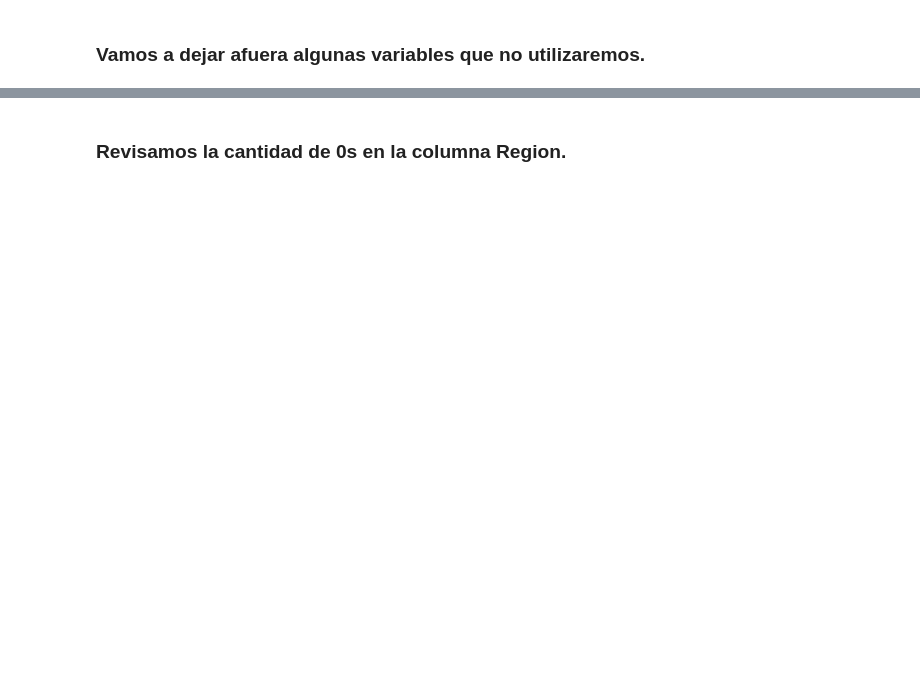
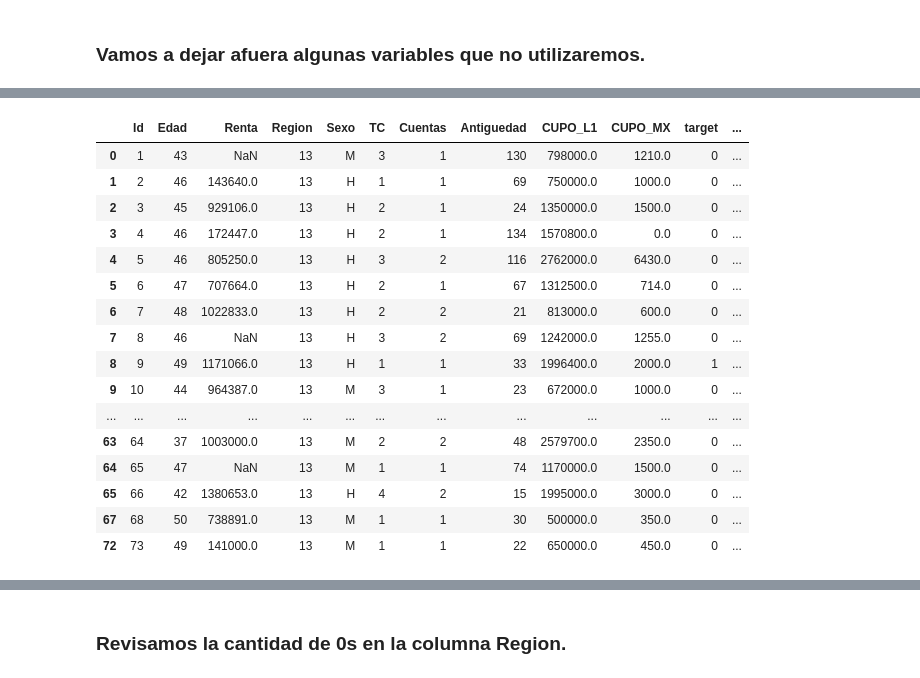
Before and after one commit to Adamiyevsty/MachineLearning, a Jupyter notebook: EV1 - Machine Learning.ipynb, the cells around one changed output, grey strips where cells are left out. Drawn from its saved outputs; the diff is of its cells as text; code cells hidden in the pictures; blank space fills up the shorter version.

```diff
--- a/EV1 - Machine Learning.ipynb
+++ b/EV1 - Machine Learning.ipynb
@@ -580,0 +809,60 @@ print(df_acotado_x_region.head(20))
+# %%
+# Función para calcular los promedios mensuales
+def calcular_promedios_mensuales(df):
+    # Calcular el promedio de las columnas FacCN_T01 a FacCN_T12
+    df['FacCN_mensual'] = df[['FacCN_T01', 'FacCN_T02', 'FacCN_T03', 'FacCN_T04', 'FacCN_T05',
+                              'FacCN_T06', 'FacCN_T07', 'FacCN_T08', 'FacCN_T09', 'FacCN_T10',
+                              'FacCN_T11', 'FacCN_T12']].mean(axis=1).round(0)
+
+    # Calcular el promedio de las columnas FacCI_T01 a FacCI_T12
+    df['FacCI_mensual'] = df[['FacCI_T01', 'FacCI_T02', 'FacCI_T03', 'FacCI_T04', 'FacCI_T05',
+                              'FacCI_T06', 'FacCI_T07', 'FacCI_T08', 'FacCI_T09', 'FacCI_T10',
+                              'FacCI_T11', 'FacCI_T12']].mean(axis=1).round(0)
+
+    return df
+
+# Función para calcular el gasto anual
+def calcular_gasto_anual(df):
+    # Sumar los valores de las columnas FacCN_T01 a FacCN_T12 para obtener FacCN_anual
+    df['FacCN_anual'] = df[['FacCN_T01', 'FacCN_T02', 'FacCN_T03', 'FacCN_T04', 'FacCN_T05',
+                            'FacCN_T06', 'FacCN_T07', 'FacCN_T08', 'FacCN_T09', 'FacCN_T10',
+                            'FacCN_T11', 'FacCN_T12']].sum(axis=1).round(0)
+
+    # Sumar los valores de las columnas FacCI_T01 a FacCI_T12 para obtener FacCI_anual
+    df['FacCI_anual'] = df[['FacCI_T01', 'FacCI_T02', 'FacCI_T03', 'FacCI_T04', 'FacCI_T05',
+                            'FacCI_T06', 'FacCI_T07', 'FacCI_T08', 'FacCI_T09', 'FacCI_T10',
+                            'FacCI_T11', 'FacCI_T12']].sum(axis=1).round(0)
+
+    return df
+
+# Aplicar ambas funciones para obtener el DataFrame con los promedios mensuales y gastos anuales
+df_acotado_x_region = calcular_promedios_mensuales(df_acotado_x_region)
+df_acotado_x_region = calcular_gasto_anual(df_acotado_x_region)
+
+# Eliminar las columnas FacCN_T01 a FacCN_T12 y FacCI_T01 a FacCI_T12
+df_acotado_x_region = df_acotado_x_region.drop(df_acotado_x_region[['FacCN_T01', 'FacCN_T02', 'FacCN_T03', 'FacCN_T04', 'FacCN_T05',
+                                         'FacCN_T06', 'FacCN_T07', 'FacCN_T08', 'FacCN_T09', 'FacCN_T10',
+                                         'FacCN_T11', 'FacCN_T12', 'FacCI_T01', 'FacCI_T02', 'FacCI_T03',
+                                         'FacCI_T04', 'FacCI_T05', 'FacCI_T06', 'FacCI_T07', 'FacCI_T08',
+                                         'FacCI_T09', 'FacCI_T10', 'FacCI_T11', 'FacCI_T12']], axis=1)
+
+# Mostrar las primeras 50 filas del DataFrame resultante
+df_acotado_x_region.head(50)
+# %% [output]
+|  | Id | Edad | Renta | Region | Sexo | TC | Cuentas | Antiguedad | CUPO_L1 | CUPO_MX | target | ... |
+| 0 | 1 | 43 | NaN | 13 | M | 3 | 1 | 130 | 798000.0 | 1210.0 | 0 | ... |
+| 1 | 2 | 46 | 143640.0 | 13 | H | 1 | 1 | 69 | 750000.0 | 1000.0 | 0 | ... |
+| 2 | 3 | 45 | 929106.0 | 13 | H | 2 | 1 | 24 | 1350000.0 | 1500.0 | 0 | ... |
+| 3 | 4 | 46 | 172447.0 | 13 | H | 2 | 1 | 134 | 1570800.0 | 0.0 | 0 | ... |
+| 4 | 5 | 46 | 805250.0 | 13 | H | 3 | 2 | 116 | 2762000.0 | 6430.0 | 0 | ... |
+| 5 | 6 | 47 | 707664.0 | 13 | H | 2 | 1 | 67 | 1312500.0 | 714.0 | 0 | ... |
+| 6 | 7 | 48 | 1022833.0 | 13 | H | 2 | 2 | 21 | 813000.0 | 600.0 | 0 | ... |
+| 7 | 8 | 46 | NaN | 13 | H | 3 | 2 | 69 | 1242000.0 | 1255.0 | 0 | ... |
+| 8 | 9 | 49 | 1171066.0 | 13 | H | 1 | 1 | 33 | 1996400.0 | 2000.0 | 1 | ... |
+| 9 | 10 | 44 | 964387.0 | 13 | M | 3 | 1 | 23 | 672000.0 | 1000.0 | 0 | ... |
+| ... | ... | ... | ... | ... | ... | ... | ... | ... | ... | ... | ... | ... |
+| 63 | 64 | 37 | 1003000.0 | 13 | M | 2 | 2 | 48 | 2579700.0 | 2350.0 | 0 | ... |
+| 64 | 65 | 47 | NaN | 13 | M | 1 | 1 | 74 | 1170000.0 | 1500.0 | 0 | ... |
+| 65 | 66 | 42 | 1380653.0 | 13 | H | 4 | 2 | 15 | 1995000.0 | 3000.0 | 0 | ... |
+| 67 | 68 | 50 | 738891.0 | 13 | M | 1 | 1 | 30 | 500000.0 | 350.0 | 0 | ... |
+| 72 | 73 | 49 | 141000.0 | 13 | M | 1 | 1 | 22 | 650000.0 | 450.0 | 0 | ... |
```
Also changed, not shown: parts of 50 cells of this notebook.
